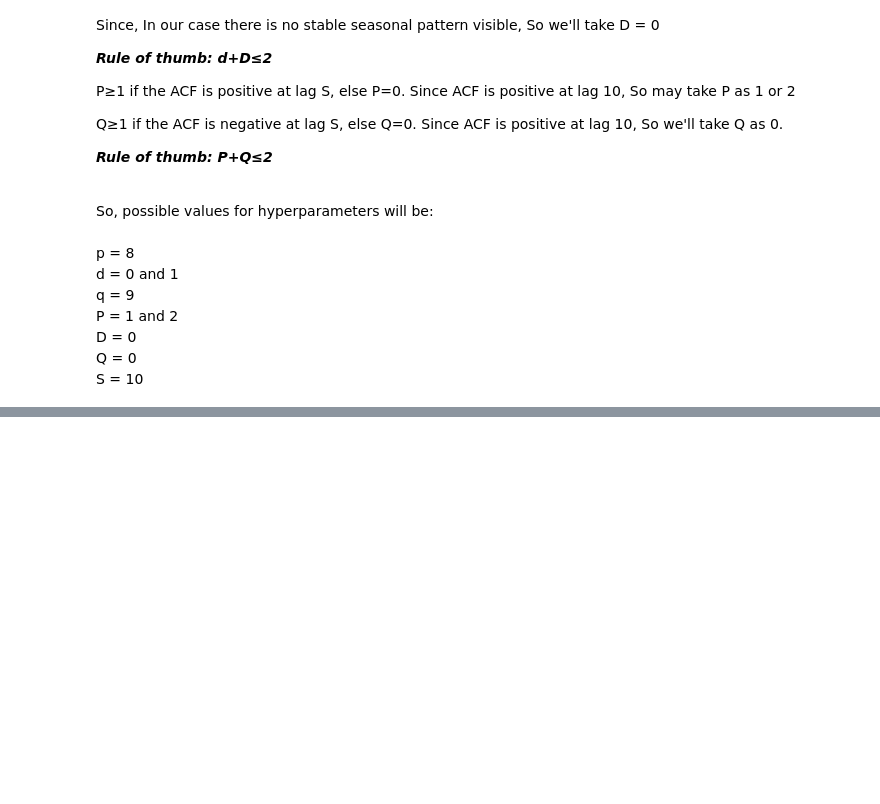
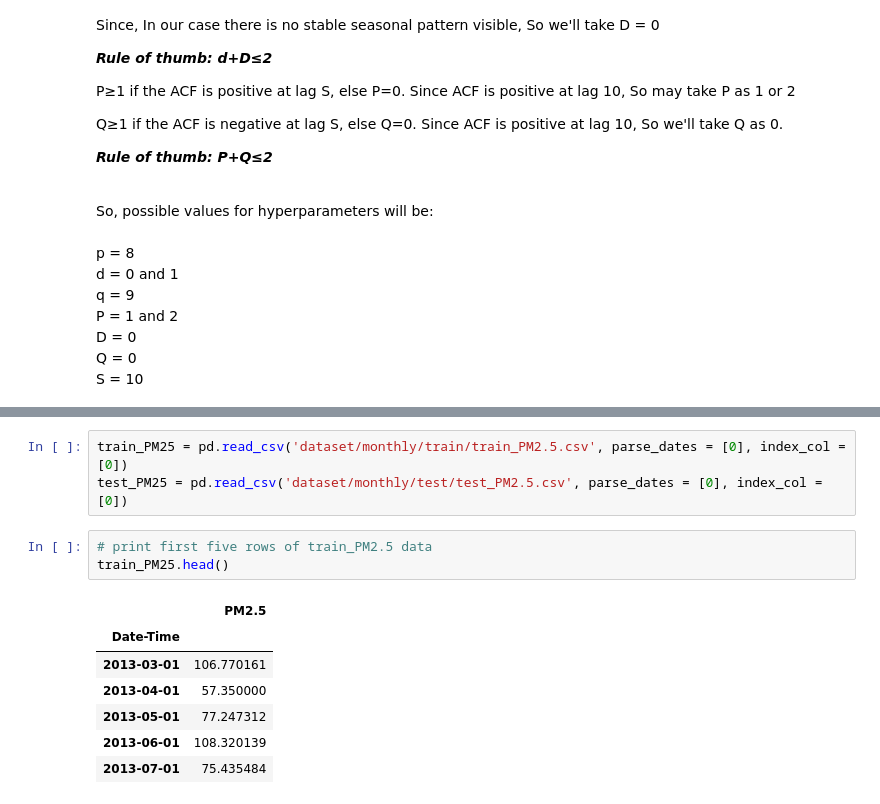
Before and after one commit to aishrock006/Capstone-Project, a Jupyter notebook: 2Data modeling with SARIMA.ipynb, the cells around one changed output, grey strips where cells are left out. Drawn from its saved outputs; the diff is of its cells as text; blank space fills up the shorter version.

```diff
--- a/2Data modeling with SARIMA.ipynb
+++ b/2Data modeling with SARIMA.ipynb
@@ -159,0 +183,14 @@ Let's us work on our monthly data now and see if we are able to get less AIC val
+# %%
+train_PM25 = pd.read_csv('dataset/monthly/train/train_PM2.5.csv', parse_dates = [0], index_col = [0])
+test_PM25 = pd.read_csv('dataset/monthly/test/test_PM2.5.csv', parse_dates = [0], index_col = [0])
+# %%
+# print first five rows of train_PM2.5 data
+train_PM25.head()
+# %% [output]
+|  | PM2.5 |
+| Date-Time |  |
+| 2013-03-01 | 106.770161 |
+| 2013-04-01 | 57.350000 |
+| 2013-05-01 | 77.247312 |
+| 2013-06-01 | 108.320139 |
+| 2013-07-01 | 75.435484 |
```
Also changed, not shown: parts of 15 cells of this notebook.
